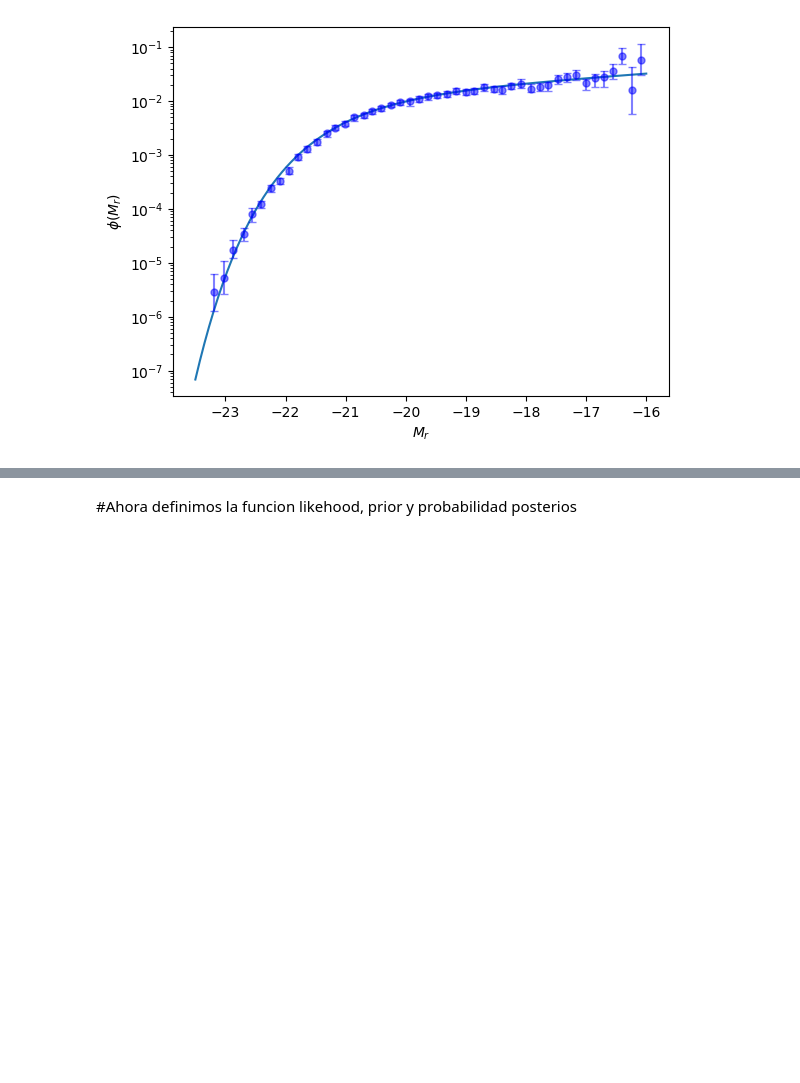
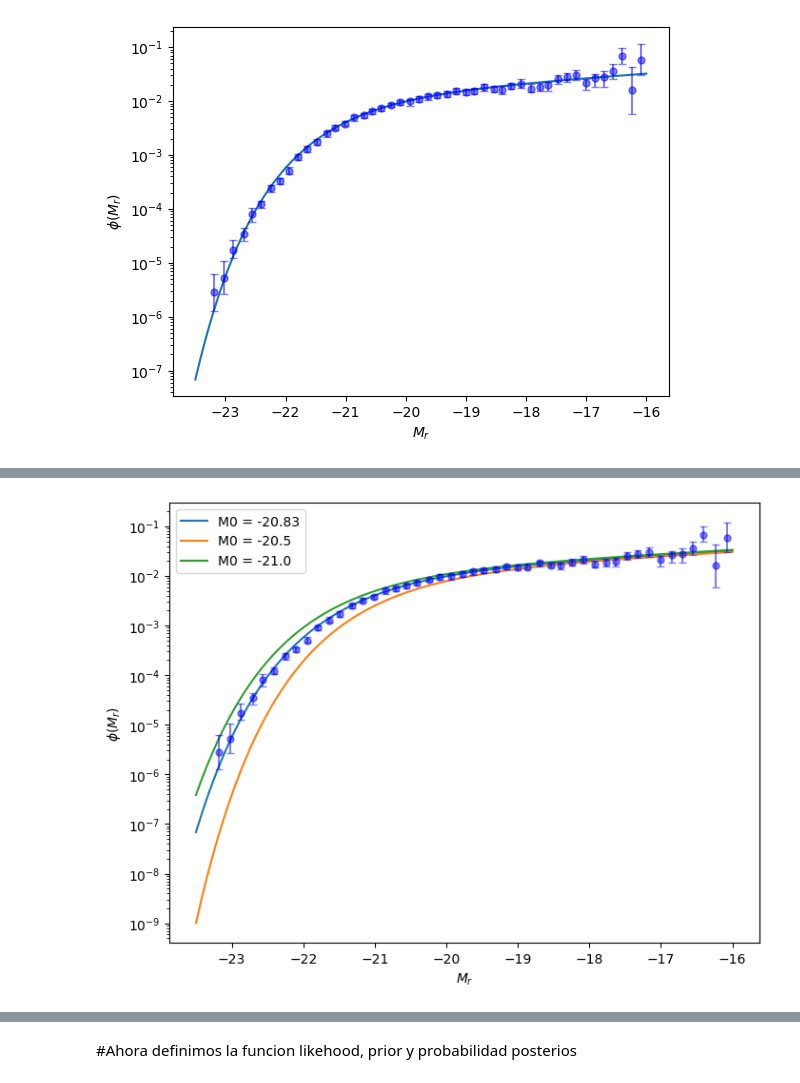
Before and after one commit to Cami-hormaeche/Astrometria2024, a Jupyter notebook: practico4/problema4.ipynb, the cells around one changed output, grey strips where cells are left out. Cells and saved outputs as stored; diff of their text form; code cells hidden in the pictures; blank space fills up the shorter version.

```diff
--- a/practico4/problema4.ipynb
+++ b/practico4/problema4.ipynb
@@ -67,0 +105,15 @@ plt.show()
+# %%
+M0_values = [-20.83, -20.5, -21.0]  # Diferentes valores para M0
+
+plt.figure(figsize=(8,6))
+for M0_val in M0_values:
+    plt.plot(M1, schechter(M=M1, phi0=1.46e-2, a0=-1.20, M0=M0_val), label=f'M0 = {M0_val}')
+
+plt.errorbar(x=x, y=y, yerr=[error_inf, error_sup], fmt='ob', ms=5, capsize=3, alpha=0.5)
+plt.yscale('log')
+plt.xlabel('$M_r$')
+plt.ylabel('$\phi(M_r)$')
+plt.legend()
+plt.show()
+# %% [output]
+[figure, added]
```
Also changed, not shown: parts of 11 cells of this notebook.
